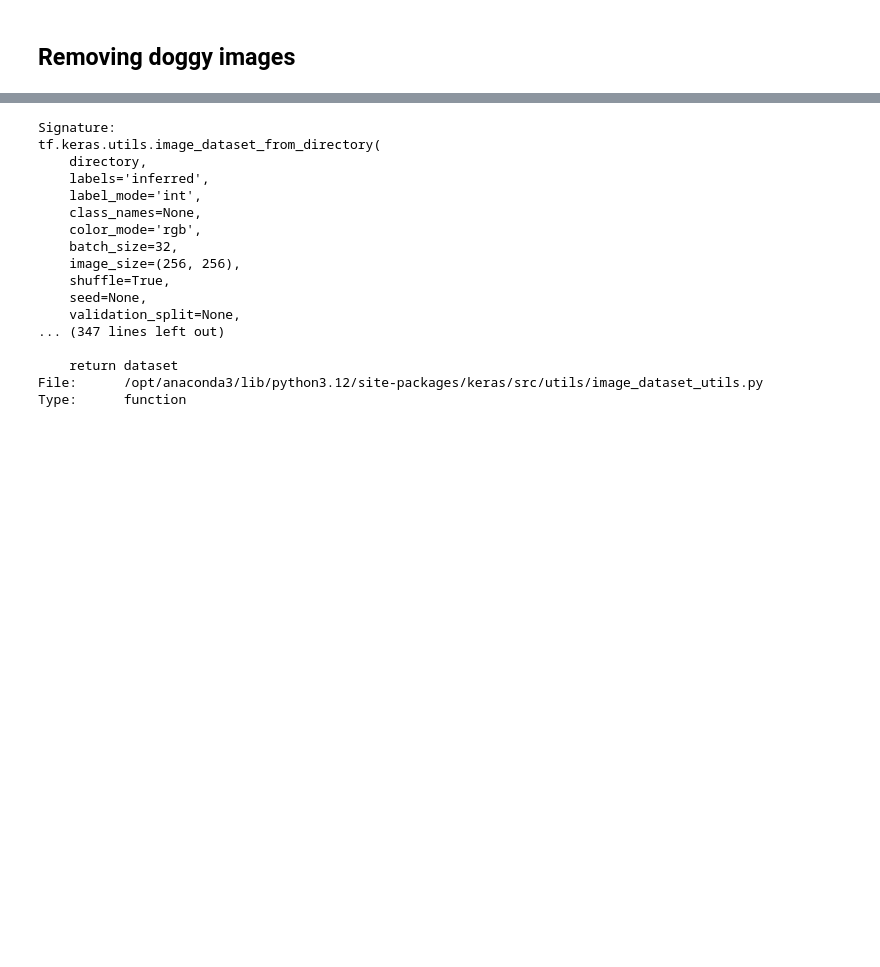
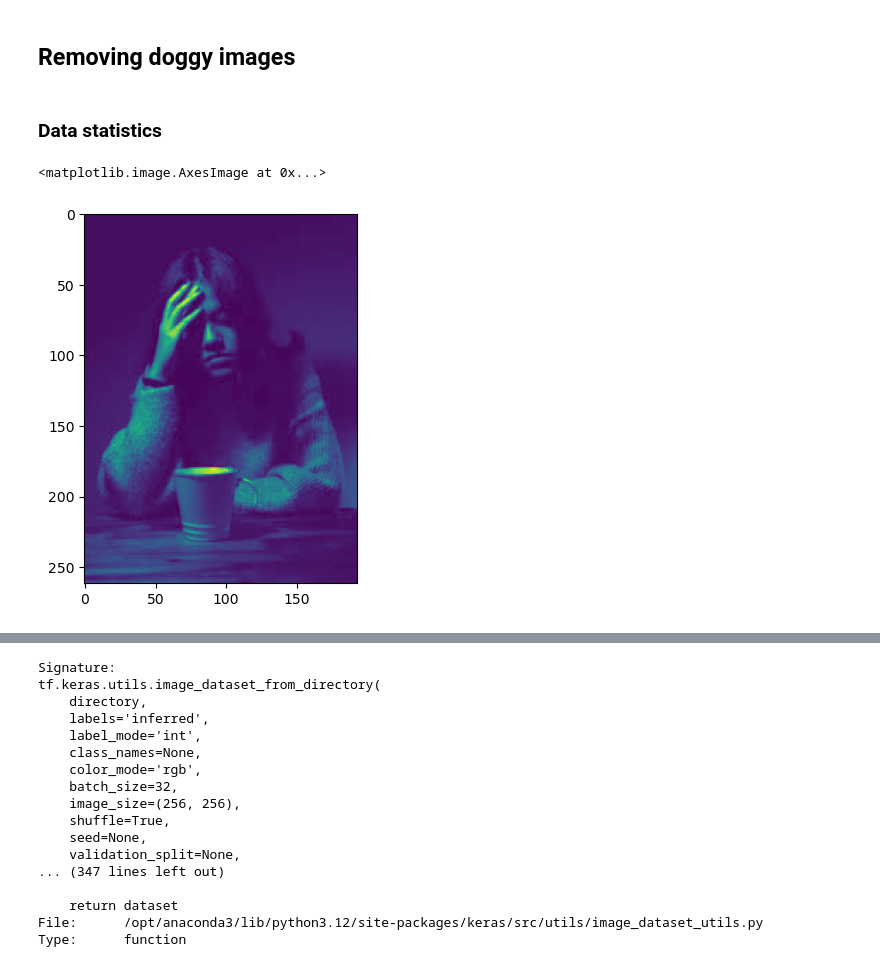
Before and after one commit to VijayMakkad/Human-emotion-classifier, a Jupyter notebook: Image-classification.ipynb, the cells around one changed output, grey strips where cells are left out. Cells and saved outputs as stored; diff of their text form; code cells hidden in the pictures; blank space fills up the shorter version.

```diff
--- a/Image-classification.ipynb
+++ b/Image-classification.ipynb
@@ -192,3 +192,24 @@ for image_class in os.listdir(data_dir):
         except Exception as e:
             print('Issue with image {}'.format(image_path))
             print(f'Error: {e}')
+# %% [markdown]
+### Data statistics
+# %%
+def canny_edge_detection(frame):
+    # Convert the frame to grayscale for edge detection
+    gray = cv2.cvtColor(frame, cv2.COLOR_BGR2GRAY)
+
+    # Apply Gaussian blur to reduce noise and smoothen edges
+    blurred = cv2.GaussianBlur(src=gray, ksize=(3, 5), sigmaX=0.5)
+
+    # Perform Canny edge detection
+    edges = cv2.Canny(blurred, 70, 135)
+
+    return blurred, edges
+# %%
+blurred,edge=canny_edge_detection(img)
+# %%
+plt.imshow(blurred)
+# %% [output]
+<matplotlib.image.AxesImage at 0x...>
+[figure, added]
```
Also changed, not shown: parts of 30 cells of this notebook.
